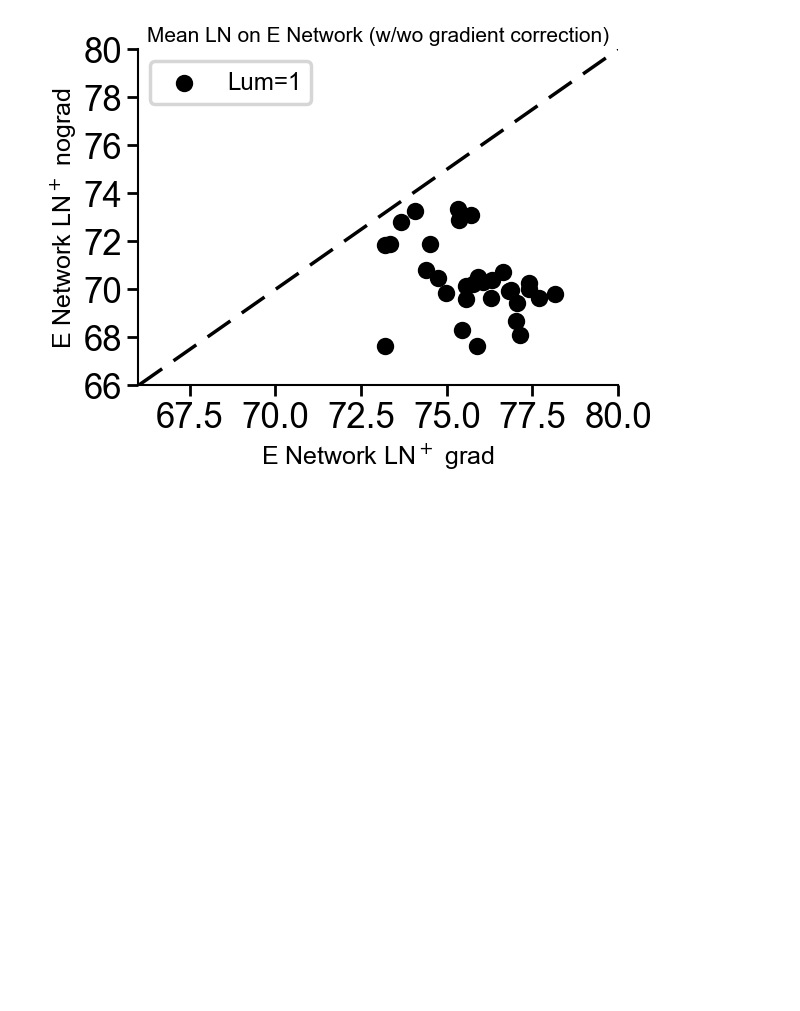
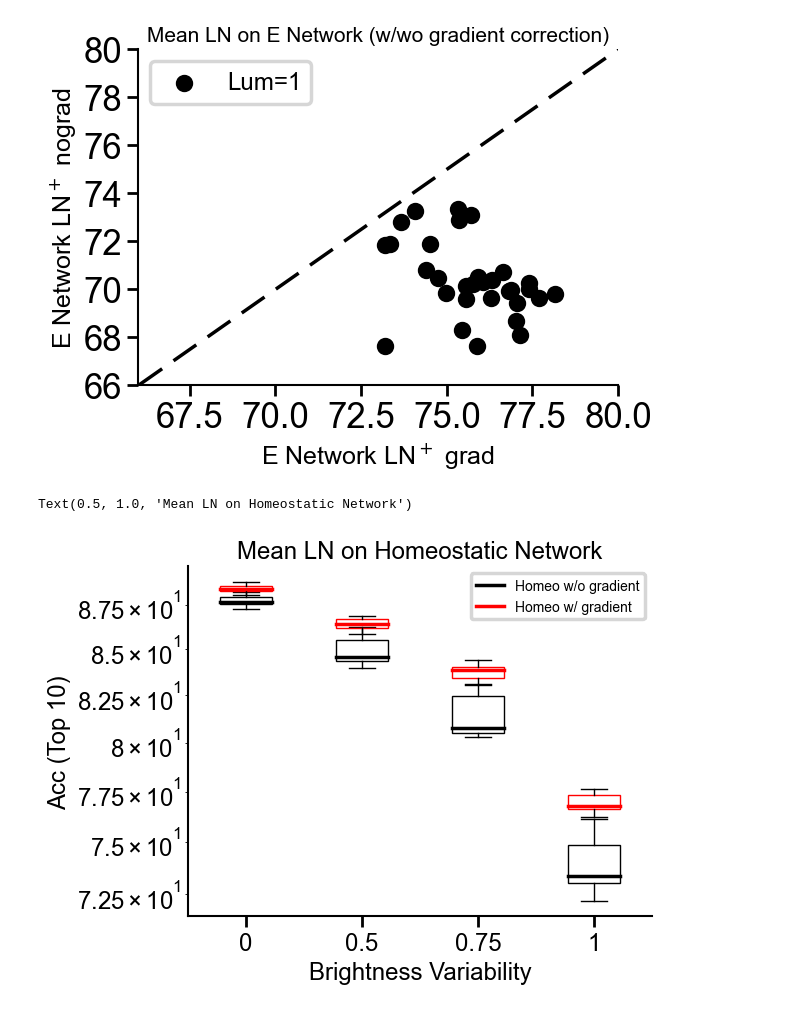
Before and after one commit to RoyHEyono/HomeostaticDANN, a Jupyter notebook: models/dense_mnist_task/notebooks/mean_norm_figures.ipynb, the cells around one changed output. Saved outputs shown, nothing was run; the diff lists cells and outputs as text; code cells hidden in the pictures; blank space fills up the shorter version.

```diff
--- a/models/dense_mnist_task/notebooks/mean_norm_figures.ipynb
+++ b/models/dense_mnist_task/notebooks/mean_norm_figures.ipynb
@@ -346,3 +352,41 @@ ax.plot(list_line, list_line, label='y = x', color='black', linestyle='--')
 plt.show()
 # %% [output]
 [figure]
+# %%
+fig, ax = plt.subplots()
+brightness_factor = [0, 0.5, 0.75, 1]
+best_n_runs = 10
+noln_e_acc = []
+ln_e_acc = []
+lmbda=1
+
+for bf in brightness_factor:
+
+    layernorm_e_network = fetch_runs(api, entity='project_danns', project_name='Luminosity_MeanHomeostasis', filters={"config.dataset": "fashionmnist",
+                                                            "config.brightness_factor": bf, "config.normtype": 0, "config.excitation_training": 1, "config.normtype_detach": 0,
+                                                            "config.homeostasis":1, "config.use_testset": True}, order="-summary_metrics.test_acc")[:best_n_runs]
+    layernorm_e_no_bkwd_network = fetch_runs(api, entity='project_danns', project_name='Luminosity_MeanHomeostasis', filters={"config.dataset": "fashionmnist",
+                                                            "config.brightness_factor": bf, "config.normtype": 0, "config.excitation_training": 1, "config.normtype_detach": 1,
+                                                            "config.homeostasis":1, "config.use_testset": True}, order="-summary_metrics.test_acc")[:best_n_runs]
+
+
+    noln_e_acc.append([run_noln.summary['test_acc'] for run_noln in layernorm_e_no_bkwd_network ])
+    ln_e_acc.append([run_ln.summary['test_acc'] for run_ln in layernorm_e_network])
+
+bp1_e = ax.boxplot(np.array(noln_e_acc).T, patch_artist=True, boxprops=dict(color='black', facecolor='none'), medianprops=dict(linestyle='-', linewidth=2.5, color='black'),
+                         showbox=True, showfliers=False)
+bp2_e = ax.boxplot(np.array(ln_e_acc).T, patch_artist=True, boxprops=dict(color='red', facecolor='none'), medianprops=dict(linestyle='-', linewidth=2.5, color='red'),
+                         showfliers=False)
+# Create custom x-axis tick labels
+custom_xticks = ['0', '0.5', '0.75', '1']
+ax.set_xticks(np.arange(1, len(custom_xticks) + 1))
+ax.set_xticklabels(custom_xticks)
+
+ax.set_xlabel('Brightness Variability')
+ax.set_ylabel(f'Acc (Top {best_n_runs})')
+ax.legend([bp1_e["medians"][0], bp2_e["medians"][0]], ['Homeo w/o gradient', 'Homeo w/ gradient'], fontsize="10", loc ="best")
+ax.set_yscale('log')
+ax.set_title('Mean LN on Homeostatic Network')
+# %% [output]
+Text(0.5, 1.0, 'Mean LN on Homeostatic Network')
+[figure, added]
```
Also changed, not shown: parts of 3 cells of this notebook, 8 other files.
